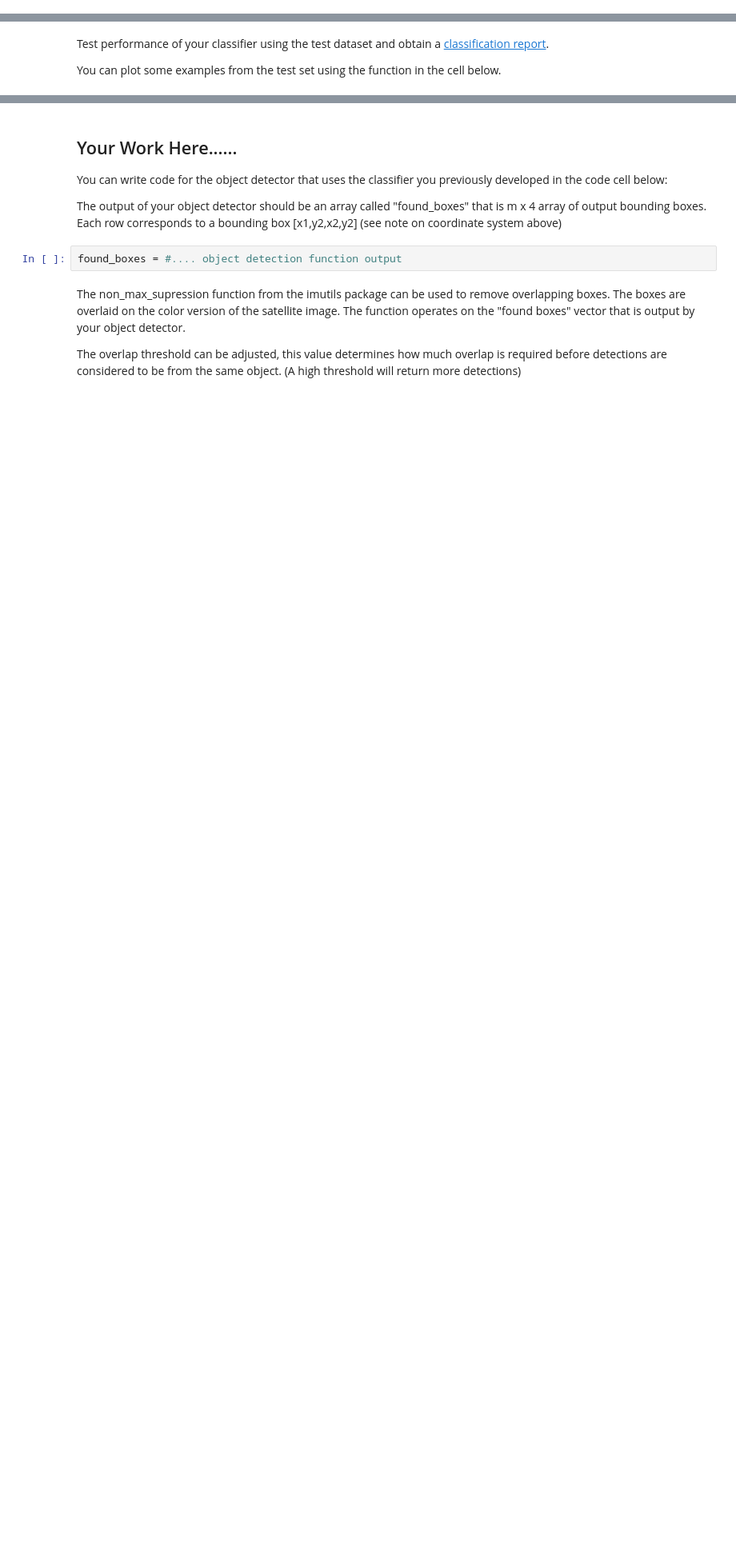
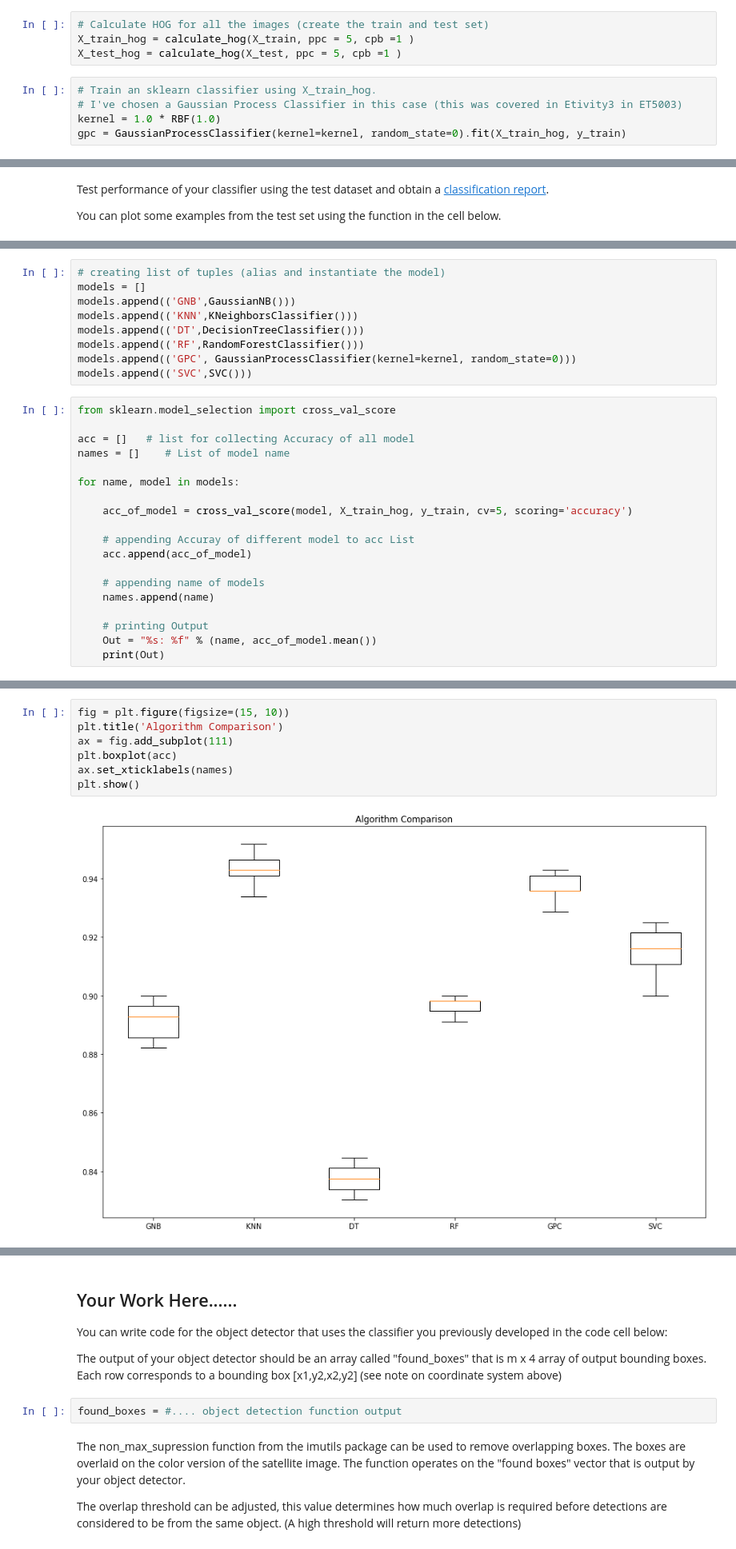
Before and after one commit to comaraDOTcom/machine-vision, a Jupyter notebook: classical/Etivity_assignment1.ipynb, the cells around one changed output, grey strips where cells are left out. Shown at 80% size. Cells and saved outputs as stored; diff of their text form; blank space fills up the shorter version.

```diff
--- a/classical/Etivity_assignment1.ipynb
+++ b/classical/Etivity_assignment1.ipynb
@@ -146,0 +185,9 @@ You can write code to train and test your image classifier in the code cell(s) b
+# %%
+# Calculate HOG for all the images (create the train and test set)
+X_train_hog = calculate_hog(X_train, ppc = 5, cpb =1 )
+X_test_hog = calculate_hog(X_test, ppc = 5, cpb =1 )
+# %%
+# Train an sklearn classifier using X_train_hog.
+# I've chosen a Gaussian Process Classifier in this case (this was covered in Etivity3 in ET5003)
+kernel = 1.0 * RBF(1.0)
+gpc = GaussianProcessClassifier(kernel=kernel, random_state=0).fit(X_train_hog, y_train)
@@ -165,0 +240,28 @@ plot_examples(y_pred,y_test)
+# %%
+# creating list of tuples (alias and instantiate the model)
+models = []
+models.append(('GNB',GaussianNB()))
+models.append(('KNN',KNeighborsClassifier()))
+models.append(('DT',DecisionTreeClassifier()))
+models.append(('RF',RandomForestClassifier()))
+models.append(('GPC', GaussianProcessClassifier(kernel=kernel, random_state=0)))
+models.append(('SVC',SVC()))
+# %%
+from sklearn.model_selection import cross_val_score
+
+acc = []   # list for collecting Accuracy of all model
+names = []    # List of model name
+
+for name, model in models:
+
+    acc_of_model = cross_val_score(model, X_train_hog, y_train, cv=5, scoring='accuracy')
+
+    # appending Accuray of different model to acc List
+    acc.append(acc_of_model)
+
+    # appending name of models
+    names.append(name)
+
+    # printing Output
+    Out = "%s: %f" % (name, acc_of_model.mean())
+    print(Out)
@@ -166,3 +275,12 @@ plot_examples(y_pred,y_test)
+# %%
+fig = plt.figure(figsize=(15, 10))
+plt.title('Algorithm Comparison')
+ax = fig.add_subplot(111)
+plt.boxplot(acc)
+ax.set_xticklabels(names)
+plt.show()
+# %% [output]
+[figure, added]
 # %% [markdown]
 # 2. Use the Classifier as a basic Object Detector
 
```
Also changed, not shown: parts of 18 cells of this notebook.
